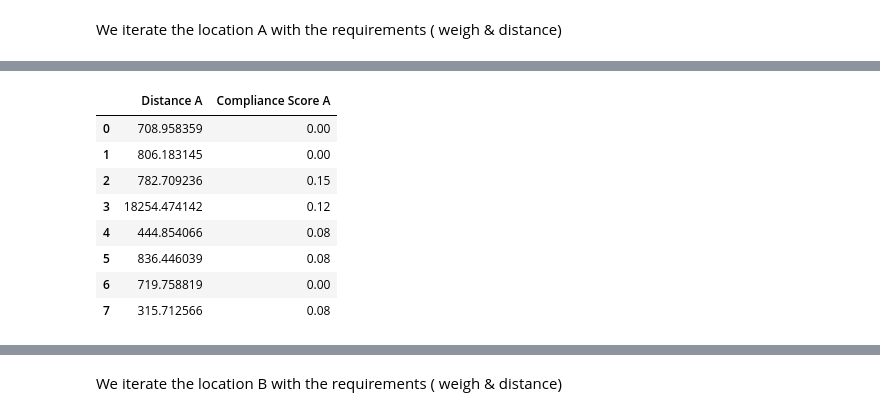
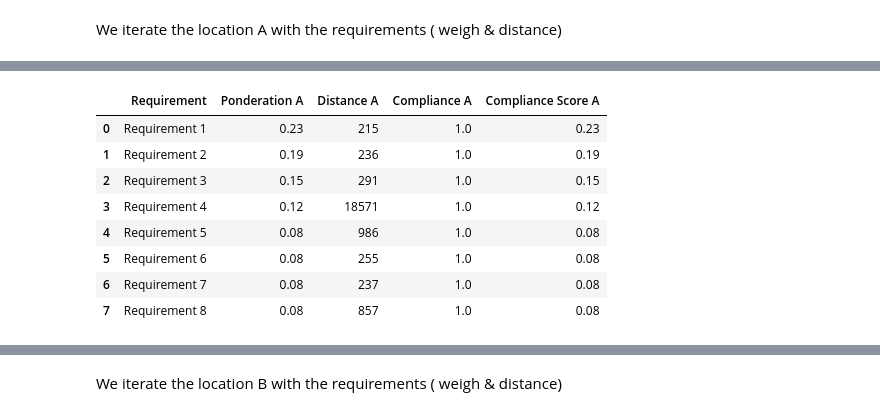
Before and after one commit to LeticiaIruela/Project_III, a Jupyter notebook: Foursquare - API.ipynb, the cells around one changed output, grey strips where cells are left out. Drawn from its saved outputs; the diff is of its cells as text; code cells hidden in the pictures.

```diff
--- a/Foursquare - API.ipynb
+++ b/Foursquare - API.ipynb
@@ -563,13 +518,55 @@ df1
-# %%
-subset_df1 = df1[["Distance A", "Compliance Score A"]]
-subset_df1
-# %% [output]
-|  | Distance A | Compliance Score A |
-| 0 | 708.958359 | 0.00 |
-| 1 | 806.183145 | 0.00 |
-| 2 | 782.709236 | 0.15 |
-| 3 | 18254.474142 | 0.12 |
-| 4 | 444.854066 | 0.08 |
-| 5 | 836.446039 | 0.08 |
-| 6 | 719.758819 | 0.00 |
-| 7 | 315.712566 | 0.08 |
+# %%
+from geopy.distance import geodesic
+import pandas as pd
+
+# Potential location A
+locations = [
+    {"name": "A", "latitude": 37.785077, "longitude": -122.400605}, #(3rd avenida/mission st)
+]
+
+# Requirements and weights for location A
+criteriaA = [
+    {"name": "Requirement 1", "ponderation": 0.23, "distance_max": 500, "latitude": 37.786942, "longitude": -122.401245},
+    {"name": "Requirement 2", "ponderation": 0.19, "distance_max": 500, "latitude": 37.785486, "longitude": -122.397974},
+    {"name": "Requirement 3", "ponderation": 0.15, "distance_max": 800, "latitude": 37.787664, "longitude": -122.401113},
+    {"name": "Requirement 4", "ponderation": 0.12, "distance_max": 30000, "latitude": 37.6189994812012, "longitude": -122.375},
+    {"name": "Requirement 5", "ponderation": 0.08, "distance_max": 1000, "latitude": 37.781373, "longitude": -122.410779},
+    {"name": "Requirement 6", "ponderation": 0.08, "distance_max": 1000, "latitude": 37.787063, "longitude": -122.399142},
+    {"name": "Requirement 7", "ponderation": 0.08, "distance_max": 500, "latitude": 37.787122, "longitude": -122.401368},
+    {"name": "Requirement 8", "ponderation": 0.08, "distance_max": 10000, "latitude": 37.778838, "longitude": -122.406328},
+]
+
+initial_location = locations[0]
+
+# Calculate the score and distance of each location for each requirement
+# Calculate the degree of compliance for each requirement by geodesic
+data = []
+for criterion in criteriaA:
+    requirement_name = criterion["name"]
+    ponderation = criterion["ponderation"]
+    distance_max = criterion["distance_max"]
+    latitude = criterion["latitude"]
+    longitude = criterion["longitude"]
+    distance = geodesic((initial_location["latitude"], initial_location["longitude"]), (latitude, longitude)).meters
+    distance = round(distance)
+    # Calculate the compliance based on distance
+    if distance <= distance_max:
+        compliance_score = 1.0
+    else:
+        compliance_score = 0.0
+
+    row = {"Requirement": requirement_name, "Ponderation A": ponderation, "Distance A": distance, "Compliance A": compliance_score}
+    data.append(row)
+df1 = pd.DataFrame(data)
+df1["Compliance Score A"] = df1["Ponderation A"] * df1["Compliance A"]
+df1
+# %% [output]
+|  | Requirement | Ponderation A | Distance A | Compliance A | Compliance Score A |
+| 0 | Requirement 1 | 0.23 | 215 | 1.0 | 0.23 |
+| 1 | Requirement 2 | 0.19 | 236 | 1.0 | 0.19 |
+| 2 | Requirement 3 | 0.15 | 291 | 1.0 | 0.15 |
+| 3 | Requirement 4 | 0.12 | 18571 | 1.0 | 0.12 |
+| 4 | Requirement 5 | 0.08 | 986 | 1.0 | 0.08 |
+| 5 | Requirement 6 | 0.08 | 255 | 1.0 | 0.08 |
+| 6 | Requirement 7 | 0.08 | 237 | 1.0 | 0.08 |
+| 7 | Requirement 8 | 0.08 | 857 | 1.0 | 0.08 |
```
Also changed, not shown: parts of 23 cells of this notebook, 11 other files.
